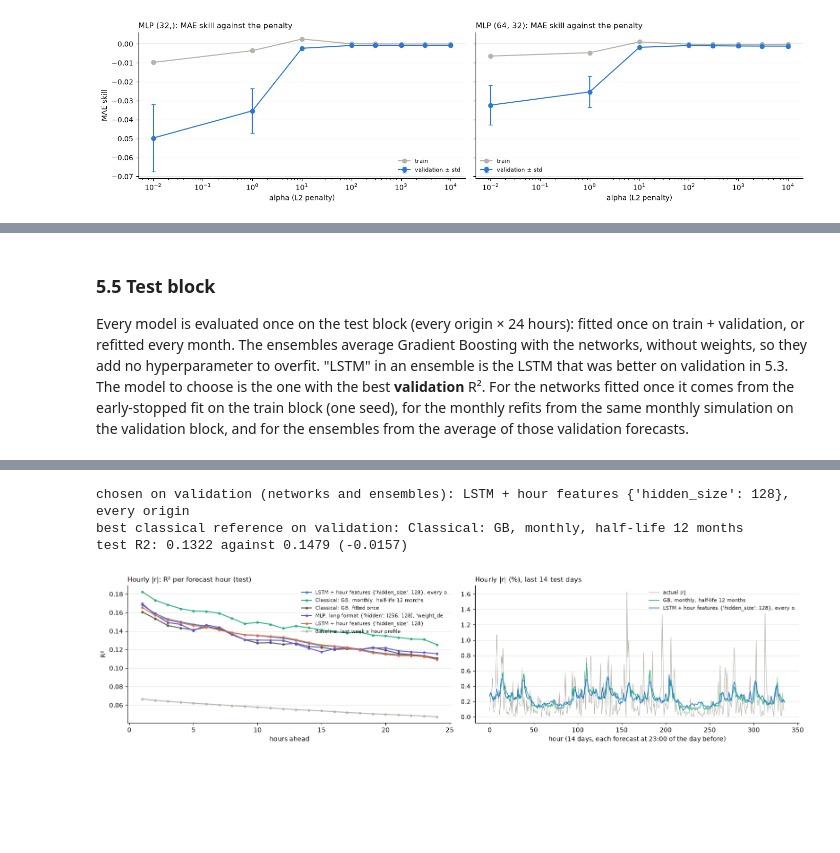
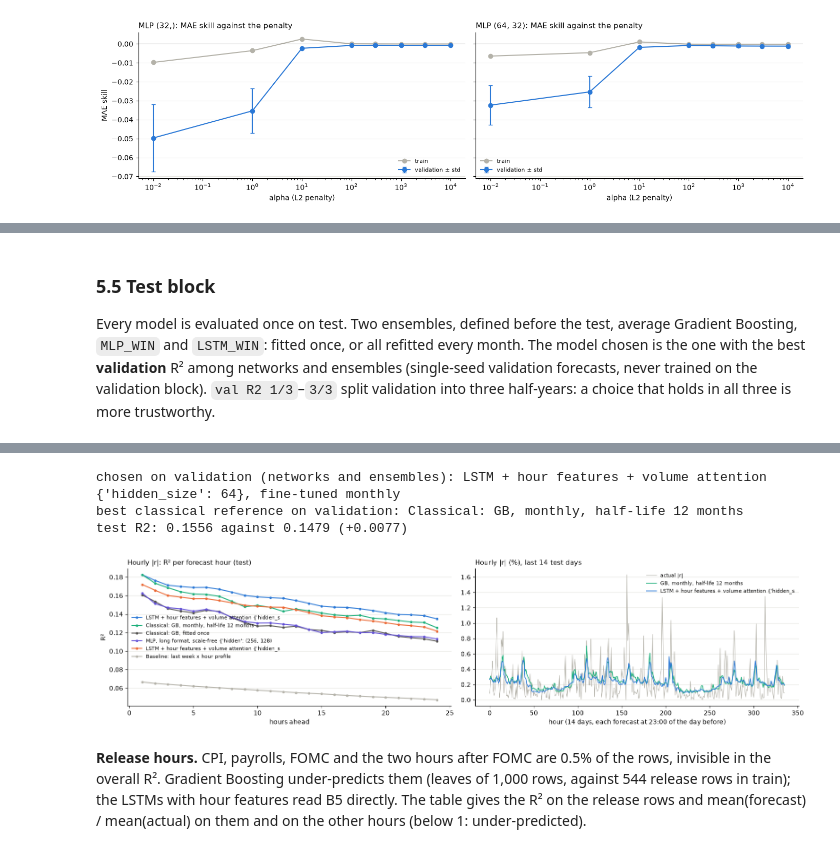
Before and after one commit to Descalabreitor/IAI600-final-project, a Jupyter notebook: neural-models.ipynb, the cells around one changed output, grey strips where cells are left out. Saved outputs shown, nothing was run; the diff lists cells and outputs as text; code cells hidden in the pictures; blank space fills up the shorter version.

```diff
--- a/neural-models.ipynb
+++ b/neural-models.ipynb
@@ -1164,10 +1185,12 @@ FUT_MU, FUT_SD = _f.mean(axis=0), np.where(_f.std(axis=0) > 0, _f.std(axis=0), 1
 del _f
 
 
-def seq_fut(block):
-    # one row per origin: the standardized sequence of 1.4, then the standardized features of its 24 predicted hours
+def seq_fut(block, s=None):
+    # one row per origin: the standardized sequence (that of 1.4 unless s is given), then the standardized features of
+    # its 24 predicted hours
+    s = S[block] if s is None else s
     f = ((Xl(block, [], FUT) - FUT_MU) / FUT_SD).reshape(len(P[block]), -1)
-    return np.hstack([S[block].reshape(len(S[block]), -1), f]).astype(np.float32)
+    return np.hstack([s.reshape(len(s), -1), f]).astype(np.float32)
 
 
 SF = {k: seq_fut(k) for k in ("train", "val", "test", "tv")}
@@ -1178,14 +1201,10 @@ def lstm_fut_spec(hidden_size):
 
 
 _, lstm_fut_best = nn_grid(lstm_fut_spec, {"hidden_size": [32, 64, 128]}, SF["train"], np.abs(Y["train"]), SF["val"],
-                           np.abs(Y["val"]), r2_flat, scale=abs_sd, **LSTM_KW)
+                           np.abs(Y["val"]), r2_flat, scale=abs_sd, split=es_split("train"), **LSTM_KW)
 LSTM_FUT = f"LSTM + hour features {lstm_fut_best['params']}"
-abs_val[LSTM_FUT] = lstm_fut_best["val"].reshape(-1)
-abs_seeds[LSTM_FUT] = [q.reshape(-1) for q in refit_best(lstm_fut_spec, lstm_fut_best, SF["tv"], np.abs(Y["tv"]), SF["test"],
-                                                         abs_sd, **LSTM_KW)]
-LSTM_WIN = max([LSTM_ABS, LSTM_FUT], key=lambda k: U.r2(ya["val"], abs_val[k]))
-display(pd.DataFrame({k: {"val R2": U.r2(ya["val"], abs_val[k]), "epochs": b["epochs"]}
-                      for k, b in [(LSTM_ABS, lstm_abs_best), (LSTM_FUT, lstm_fut_best)]}).T.round(4))
-print(f"better on validation (trained on every origin in 5.4): {LSTM_WIN}")
+NET[LSTM_FUT] = dict(spec=lstm_fut_spec, best=lstm_fut_best, X=lambda b: SF[b] if b in SF else seq_fut(b), long=False,
+                     target=RAW_TARGET, scale=abs_sd, kw=LSTM_KW)
+fit_net(LSTM_FUT, states=True)
 # %% [output]
 |  | hidden_size | score | MAE | corr | epochs | seconds |
@@ -1258,20 +1428,24 @@ display(pd.DataFrame.from_dict(more_data, orient="index").round(4))
 # %% [markdown]
 ### 5.5 Test block
 
-Every model is evaluated once on the test block (every origin × 24 hours): fitted once on train + validation, or refitted every month. The ensembles average Gradient Boosting with the networks, without weights, so they add no hyperparameter to overfit. "LSTM" in an ensemble is the LSTM that was better on validation in 5.3. The model to choose is the one with the best **validation** R². For the networks fitted once it comes from the early-stopped fit on the train block (one seed), for the monthly refits from the same monthly simulation on the validation block, and for the ensembles from the average of those validation forecasts.
+Every model is evaluated once on test. Two ensembles, defined before the test, average Gradient Boosting, `MLP_WIN` and `LSTM_WIN`: fitted once, or all refitted every month. The model chosen is the one with the best **validation** R² among networks and ensembles (single-seed validation forecasts, never trained on the validation block). `val R2 1/3`–`3/3` split validation into three half-years: a choice that holds in all three is more trustworthy.
 # %%
 for k, v in abs_seeds.items():
     abs_test[k] = np.mean(v, axis=0)
-ENS_ABS = {"Ensemble: GB + MLP": [GB_ABS, MLP_ABS], "Ensemble: GB + LSTM": [GB_ABS, LSTM_WIN],
-           "Ensemble: GB + MLP + LSTM": [GB_ABS, MLP_ABS, LSTM_WIN],
-           "Ensemble, every origin: GB + MLP + LSTM": [GB_ABS1, MLP_ABS1, LSTM_ABS1],
-           "Ensemble, monthly refits: GB + MLP": [GB_REFIT, MLP_REFIT],
-           "Ensemble: GB + MLP monthly refits, LSTM every origin": [GB_REFIT, MLP_REFIT, LSTM_ABS1]}
+ENS_REFIT3 = "Ensemble, monthly refits: GB + MLP + LSTM"
+ENS_ABS = {"Ensemble: GB + MLP + LSTM": [GB_ABS, MLP_WIN, LSTM_WIN], ENS_REFIT3: [GB_REFIT, MLP_REFIT, LSTM_REFIT]}
 for e, members in ENS_ABS.items():
     abs_val[e] = np.mean([abs_val[m] for m in members], axis=0)
     abs_test[e] = np.mean([abs_test[m] for m in members], axis=0)
+assert all(abs_val[k].shape == ya["val"].shape and abs_test[k].shape == ya["test"].shape for k in abs_test)
 
-abs_tab = pd.DataFrame.from_dict({k: {"val R2": U.r2(ya["val"], abs_val[k]), "test R2": U.r2(ya["test"], v),
+
+def val_thirds(p):
+    # validation R2 on three consecutive half-years, by origin (VAL_PARTS, section 3)
+    return {f"val R2 {i + 1}/3": U.r2(ya["val"][rows24(v)], p[rows24(v)]) for i, v in enumerate(VAL_PARTS)}
+
+
+abs_tab = pd.DataFrame.from_dict({k: {"val R2": U.r2(ya["val"], abs_val[k]), **val_thirds(abs_val[k]), "test R2": U.r2(ya["test"], v),
                                        "test MAE": mean_absolute_error(ya["test"], v), "test corr": safe_corr(v, ya["test"]),
                                        "test R2, single seeds": seed_spread(ya["test"], abs_seeds[k], U.r2) if k in abs_seeds else ""}
                                    for k, v in abs_test.items()}, orient="index")
@@ -1286,7 +1460,7 @@ print(f"test R2: {abs_tab.loc[ABS_CHOSEN, 'test R2']:.4f} against {abs_tab.loc[R
 
 fig, ax = plt.subplots(1, 2, figsize=(16, 4))
 ac = ya["test"].reshape(-1, 24)
-for k, c in [(ABS_CHOSEN, BLUE), (GB_REFIT, AQUA), (GB_ABS, INK), (MLP_ABS, PURPLE), (LSTM_WIN, ORANGE),
+for k, c in [(ABS_CHOSEN, BLUE), (GB_REFIT, AQUA), (GB_ABS, INK), (MLP_WIN, PURPLE), (LSTM_WIN, ORANGE),
              ("Baseline: last week x hour profile", GREY)]:
     pr = abs_test[k].reshape(-1, 24)
     ax[0].plot(range(1, 25), [U.r2(ac[:, j], pr[:, j]) for j in range(24)], "o-", ms=3, color=c, label=k[:50])
@@ -1305,8 +1479,9 @@ plt.tight_layout()
 plt.show()
 
 SUMMARY.append({"question": "size of each of the next 24 hours (|r|)", "network (chosen without the test)": f"{ABS_CHOSEN} (best validation R2)",
-                "test result": f"R2 {abs_tab.loc[ABS_CHOSEN, 'test R2']:.3f} (MLP {abs_tab.loc[MLP_ABS, 'test R2']:.3f}, "
-                               f"MLP refit {abs_tab.loc[MLP_REFIT, 'test R2']:.3f}, LSTM {abs_tab.loc[LSTM_WIN, 'test R2']:.3f})",
+                "test result": f"R2 {abs_tab.loc[ABS_CHOSEN, 'test R2']:.3f} (MLP {abs_tab.loc[MLP_WIN, 'test R2']:.3f}, "
+                               f"MLP refit {abs_tab.loc[MLP_REFIT, 'test R2']:.3f}, LSTM {abs_tab.loc[LSTM_WIN, 'test R2']:.3f}, "
+                               f"LSTM fine-tuned {abs_tab.loc[LSTM_REFIT, 'test R2']:.3f})",
                 "classical reference (refitted here)": f"GB refitted monthly: R2 {abs_tab.loc[GB_REFIT, 'test R2']:.3f}; "
                                                        f"fitted once {abs_tab.loc[GB_ABS, 'test R2']:.3f}"})
 # %% [output]
@@ -1330,4 +1505,6 @@ SUMMARY.append({"question": "size of each of the next 24 hours (|r|)", "network
-chosen on validation (networks and ensembles): LSTM + hour features {'hidden_size': 128}, every origin
+chosen on validation (networks and ensembles): LSTM + hour features + volume attention {'hidden_size': 64}, fine-tuned monthly
 best classical reference on validation: Classical: GB, monthly, half-life 12 months
-test R2: 0.1322 against 0.1479 (-0.0157)
+test R2: 0.1556 against 0.1479 (+0.0077)
-[figure, old version]
+[figure, new version]
+# %% [markdown]
+**Release hours.** CPI, payrolls, FOMC and the two hours after FOMC are 0.5% of the rows, invisible in the overall R². Gradient Boosting under-predicts them (leaves of 1,000 rows, against 544 release rows in train); the LSTMs with hour features read B5 directly. The table gives the R² on the release rows and mean(forecast) / mean(actual) on them and on the other hours (below 1: under-predicted).
```
Also changed, not shown: parts of 64 cells of this notebook, 4 other files.
